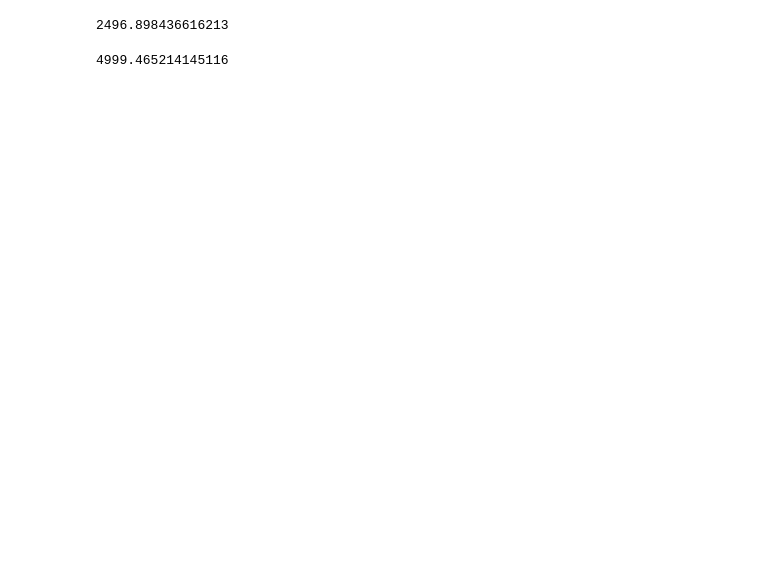
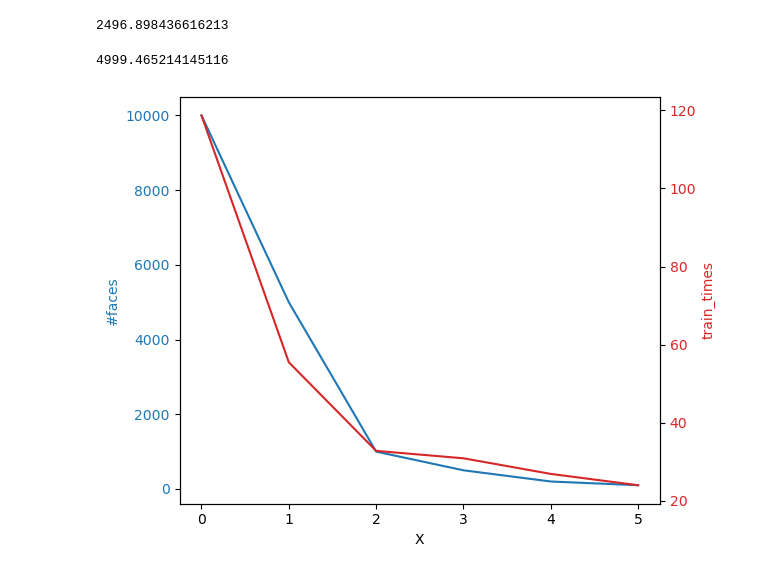
Before and after one commit to howling1/BodyMesh, a Jupyter notebook: notebooks/paper_figures.ipynb, the cells around one changed output. Cells and saved outputs as stored; diff of their text form; code cells hidden in the pictures; blank space fills up the shorter version.

```diff
--- a/notebooks/paper_figures.ipynb
+++ b/notebooks/paper_figures.ipynb
@@ -716,3 +726,38 @@ np.array(nr_nodes).mean()
 np.array(nr_faces).mean()
 # %% [output]
 4999.465214145116
+# %%
+import matplotlib.pyplot as plt
+import numpy as np
+
+def plot_dual_axis(x, y1, y2):
+    fig, ax1 = plt.subplots()
+
+    # Plotting the first vector on the left y-axis
+    color1 = 'tab:blue'
+    ax1.set_xlabel('X')
+    ax1.set_ylabel('#faces', color=color1)
+    ax1.plot(x, y1, color=color1)
+    ax1.tick_params(axis='y', labelcolor=color1)
+
+    # Creating the second y-axis on the right
+    ax2 = ax1.twinx()
+
+    # Plotting the second vector on the right y-axis
+    color2 = 'tab:red'
+    ax2.set_ylabel('train_times', color=color2)
+    ax2.plot(x, y2, color=color2)
+    ax2.tick_params(axis='y', labelcolor=color2)
+
+    # Adjusting the layout
+    fig.tight_layout()
+    plt.show()
+
+# Example usage
+x = [0,1,2,3,4,5]
+# y1 = np.sin(x)
+# y2 = np.cos(x)
+
+plot_dual_axis(x, faces, train_times)
+# %% [output]
+[figure, added]
```
Also changed, not shown: parts of 6 cells of this notebook.
